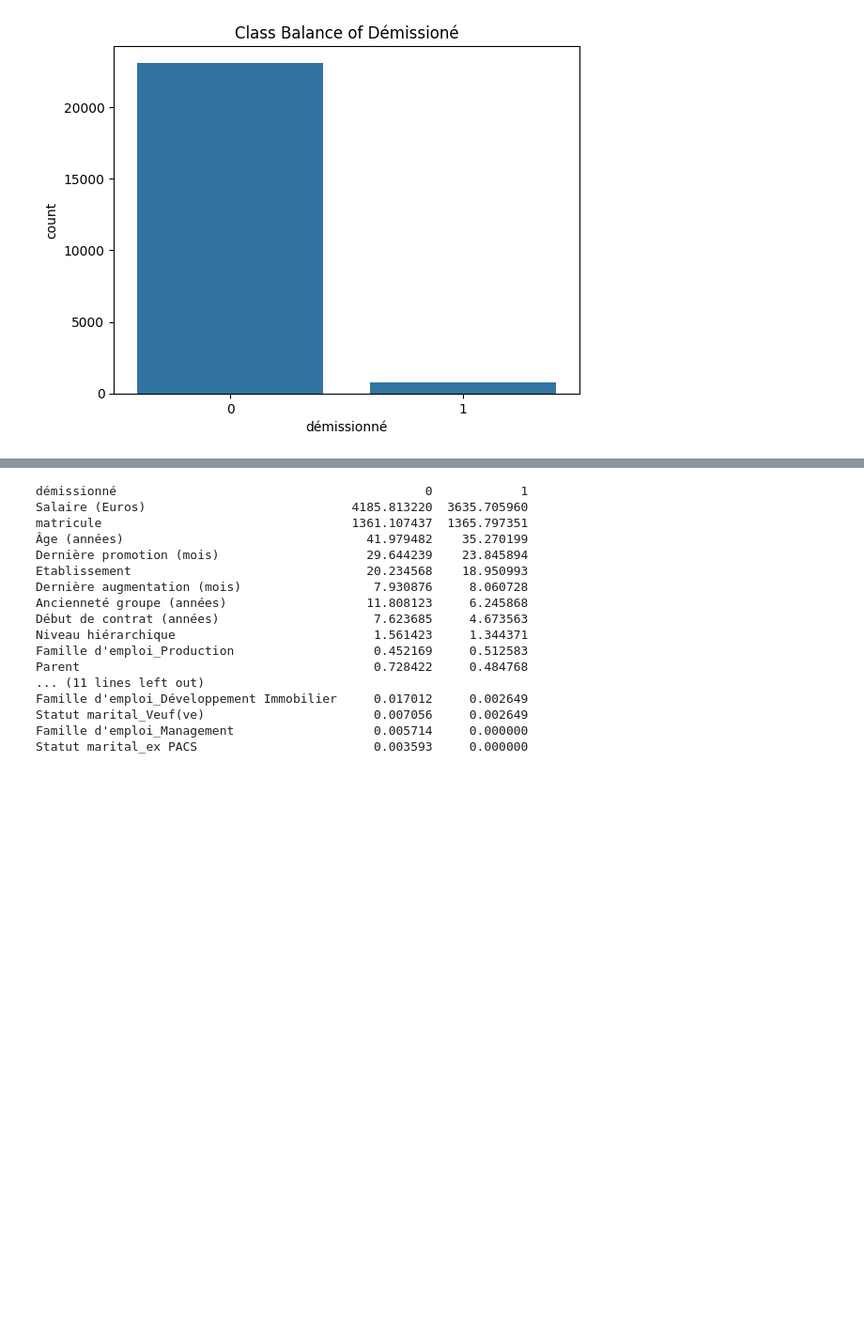
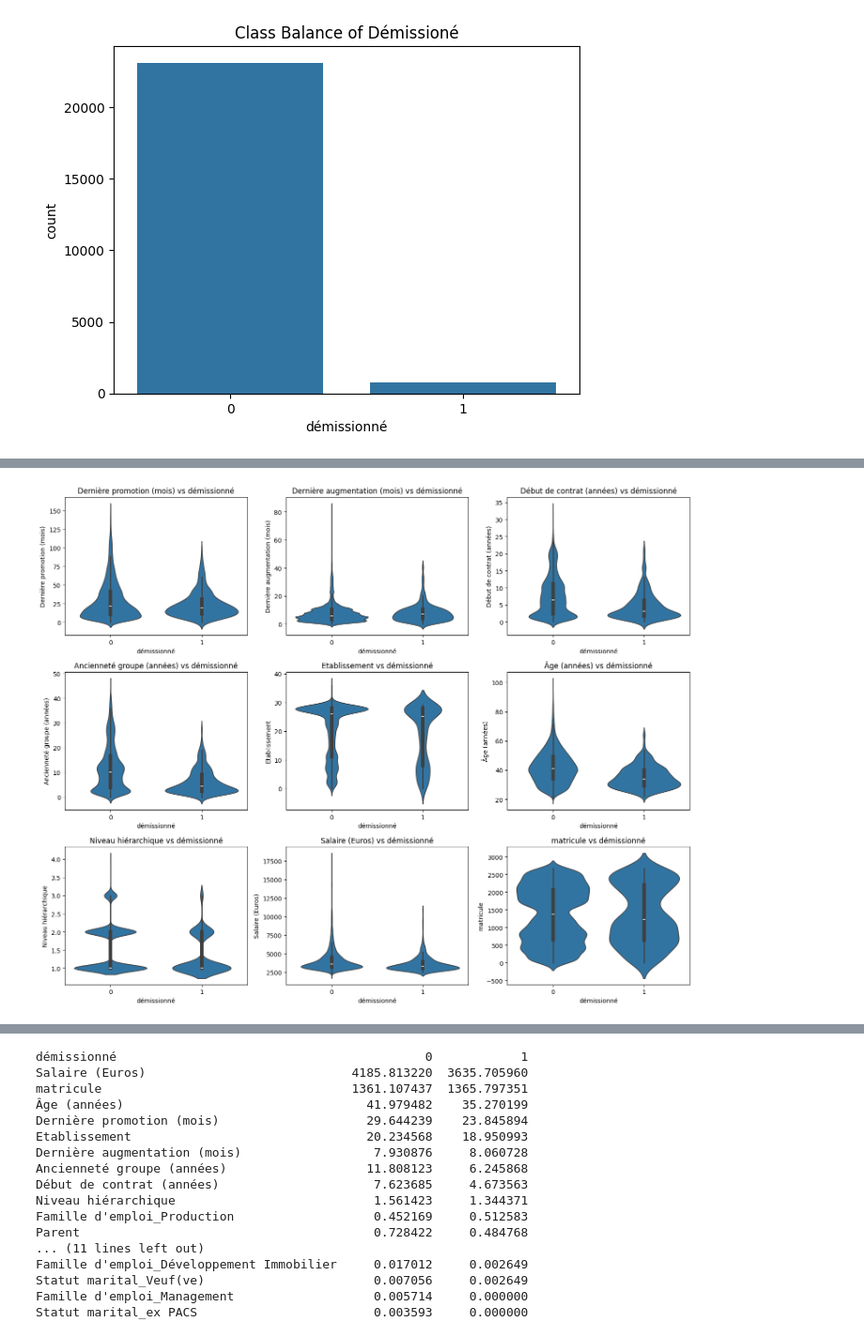
Before and after one commit to mateusgoto01/humans_resources_anomaly, a Jupyter notebook: HR_analysis.ipynb, the cells around one changed output, grey strips where cells are left out. Shown at 94% size. Saved outputs shown, nothing was run; the diff lists cells and outputs as text; code cells hidden in the pictures; blank space fills up the shorter version.

```diff
--- a/HR_analysis.ipynb
+++ b/HR_analysis.ipynb
@@ -164,8 +184,0 @@ for col in numeric_cols_filtered:
-# %%
-exclude_cols = ['démissionné']
-numeric_cols_filtered = [col for col in numeric_cols if col not in exclude_cols]
-for col in numeric_cols_filtered:
-    plt.figure(figsize=(8, 4))
-    sns.violinplot(x='démissionné', y=col, data=df)
-    plt.title(f'{col} vs démissionné')
-    plt.show()
@@ -184,7 +184,0 @@ for col in numeric_cols_filtered:
-# %%
-for col in df.columns:
-    if df[col].dtype != 'object':  # Only plot numeric columns
-        plt.figure(figsize=(8, 4))
-        sns.histplot(data=df, x=col, hue='démissionné', kde=True)
-        plt.title(f'Distribution of {col} by Démissioné')
-        plt.show()
@@ -204,0 +229,30 @@ for col in df.columns:
+# %%
+# Define excluded columns
+exclude_cols = ['Parent', 'démissionné', 'Véhicule']
+
+# Select numeric columns and filter
+numeric_cols = df.select_dtypes(include=["float64", "int64"]).columns
+numeric_cols_filtered = [col for col in numeric_cols if col not in exclude_cols]
+
+# Determine grid size
+n_cols = 3
+n_rows = math.ceil(len(numeric_cols_filtered) / n_cols)
+
+# Create subplots
+fig, axes = plt.subplots(n_rows, n_cols, figsize=(n_cols * 5, n_rows * 4))
+axes = axes.flatten()  # Flatten to iterate easily
+
+# Plot each violin plot in the grid
+for i, col in enumerate(numeric_cols_filtered):
+    sns.violinplot(x='démissionné', y=col, data=df, ax=axes[i])
+    axes[i].set_title(f'{col} vs démissionné')
+
+# Remove unused subplots
+for j in range(i + 1, len(axes)):
+    fig.delaxes(axes[j])
+
+# Adjust layout
+plt.tight_layout()
+plt.show()
+# %% [output]
+[figure, added]
```
Also changed, not shown: parts of 34 cells of this notebook.
